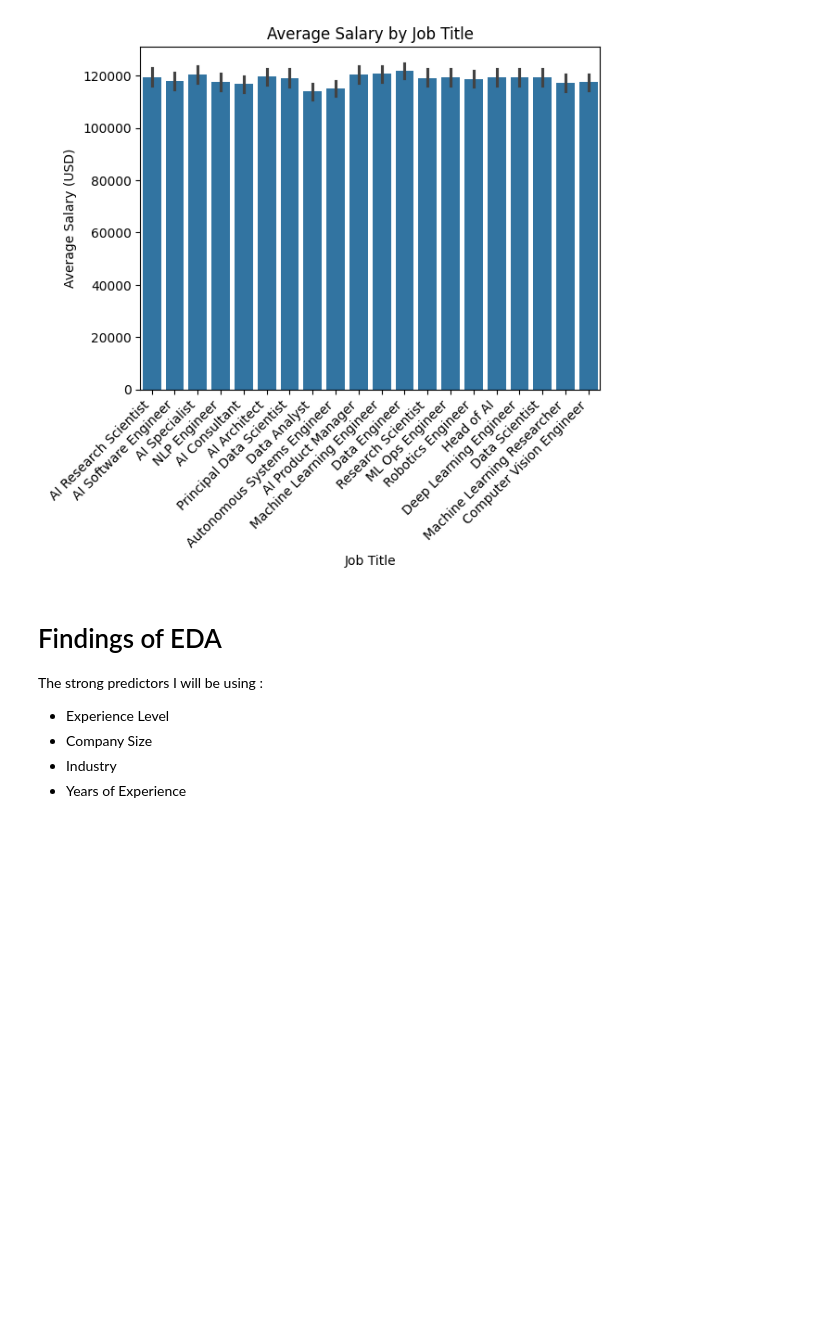
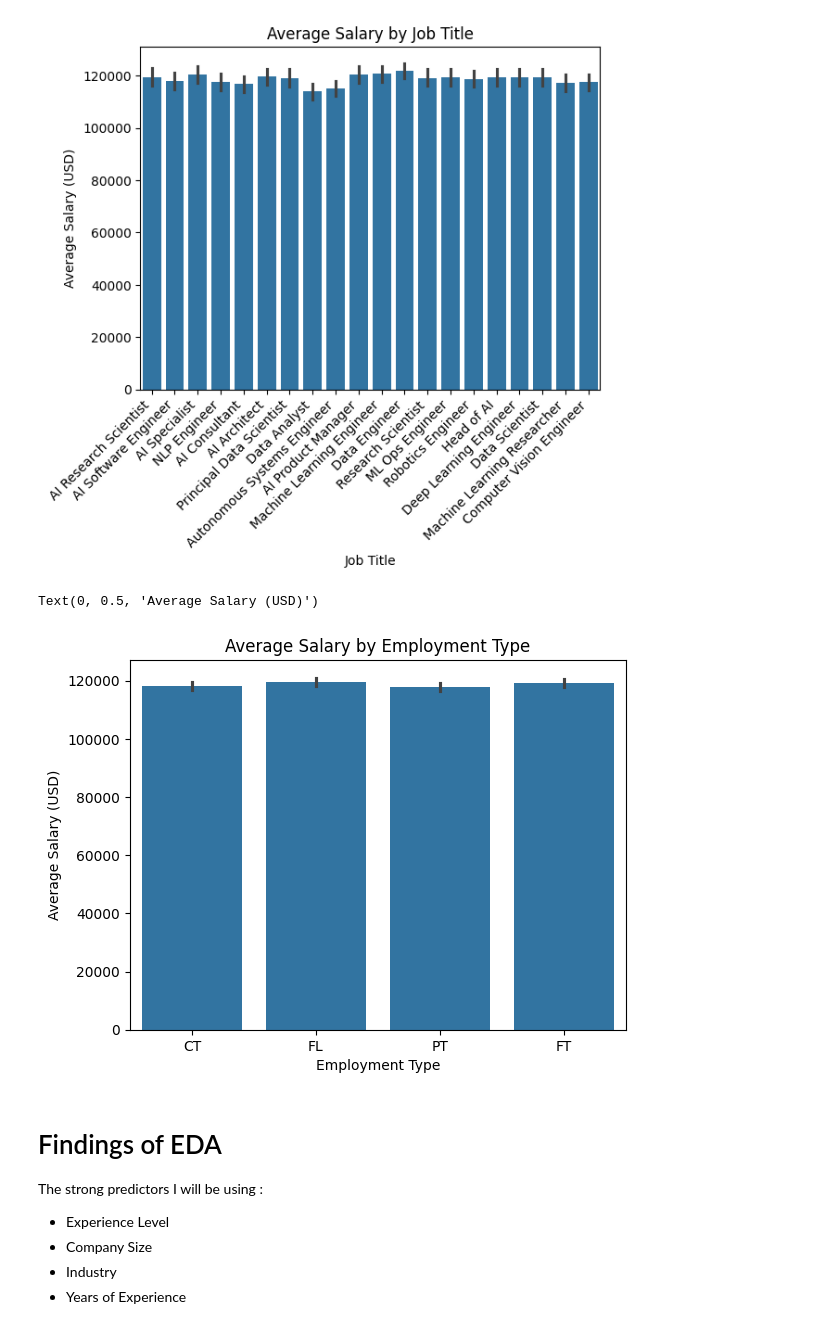
Before and after one commit to amomin2004/jobscope-ai, a Jupyter notebook: notebooks/02-eda.ipynb, the cells around one changed output. Saved outputs shown, nothing was run; the diff lists cells and outputs as text; code cells hidden in the pictures; blank space fills up the shorter version.

```diff
--- a/notebooks/02-eda.ipynb
+++ b/notebooks/02-eda.ipynb
@@ -308,6 +308,14 @@ plt.xticks(rotation=45, ha='right')
   Text(18, 0, 'Machine Learning Researcher'),
   Text(19, 0, 'Computer Vision Engineer')])
 [figure]
+# %%
+sns.barplot(data=df, x="employment_type", y="salary_usd")
+plt.title("Average Salary by Employment Type")
+plt.xlabel("Employment Type")
+plt.ylabel("Average Salary (USD)")
+# %% [output]
+Text(0, 0.5, 'Average Salary (USD)')
+[figure, added]
 # %% [markdown]
 # Findings of EDA
 The strong predictors I will be using :
```
Also changed, not shown: 10 other files.
